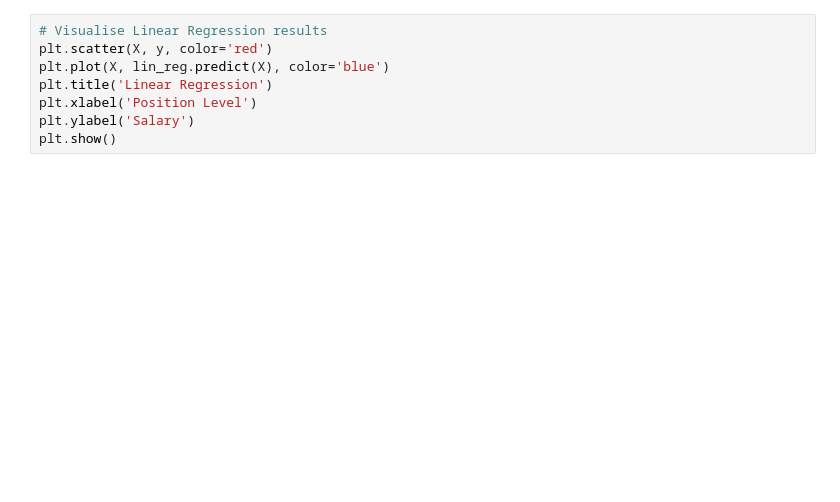
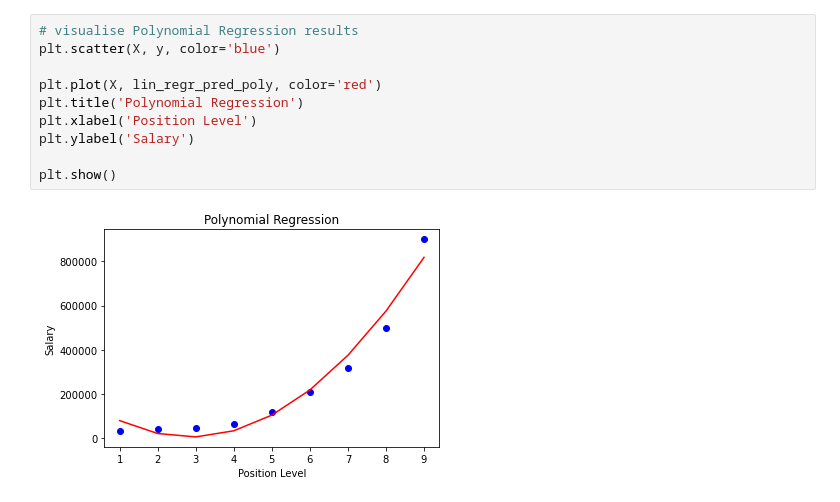
Before and after one commit to lshi/ml, a Jupyter notebook: Polynomial Regression.ipynb, the cells around one changed output. Drawn from its saved outputs; the diff is of its cells as text; blank space fills up the shorter version.

```diff
--- a/Polynomial Regression.ipynb
+++ b/Polynomial Regression.ipynb
@@ -34,9 +45,13 @@ lin_reg_poly.fit(X_poly, y)
 # %%
-# Visualise Linear Regression results
-plt.scatter(X, y, color='red')
-plt.plot(X, lin_reg.predict(X), color='blue')
-plt.title('Linear Regression')
+# visualise Polynomial Regression results
+plt.scatter(X, y, color='blue')
+
+plt.plot(X, lin_regr_pred_poly, color='red')
+plt.title('Polynomial Regression')
 plt.xlabel('Position Level')
 plt.ylabel('Salary')
+
 plt.show()
+# %% [output]
+[figure, added]
 # %%
```
Also changed, not shown: parts of 11 cells of this notebook.
